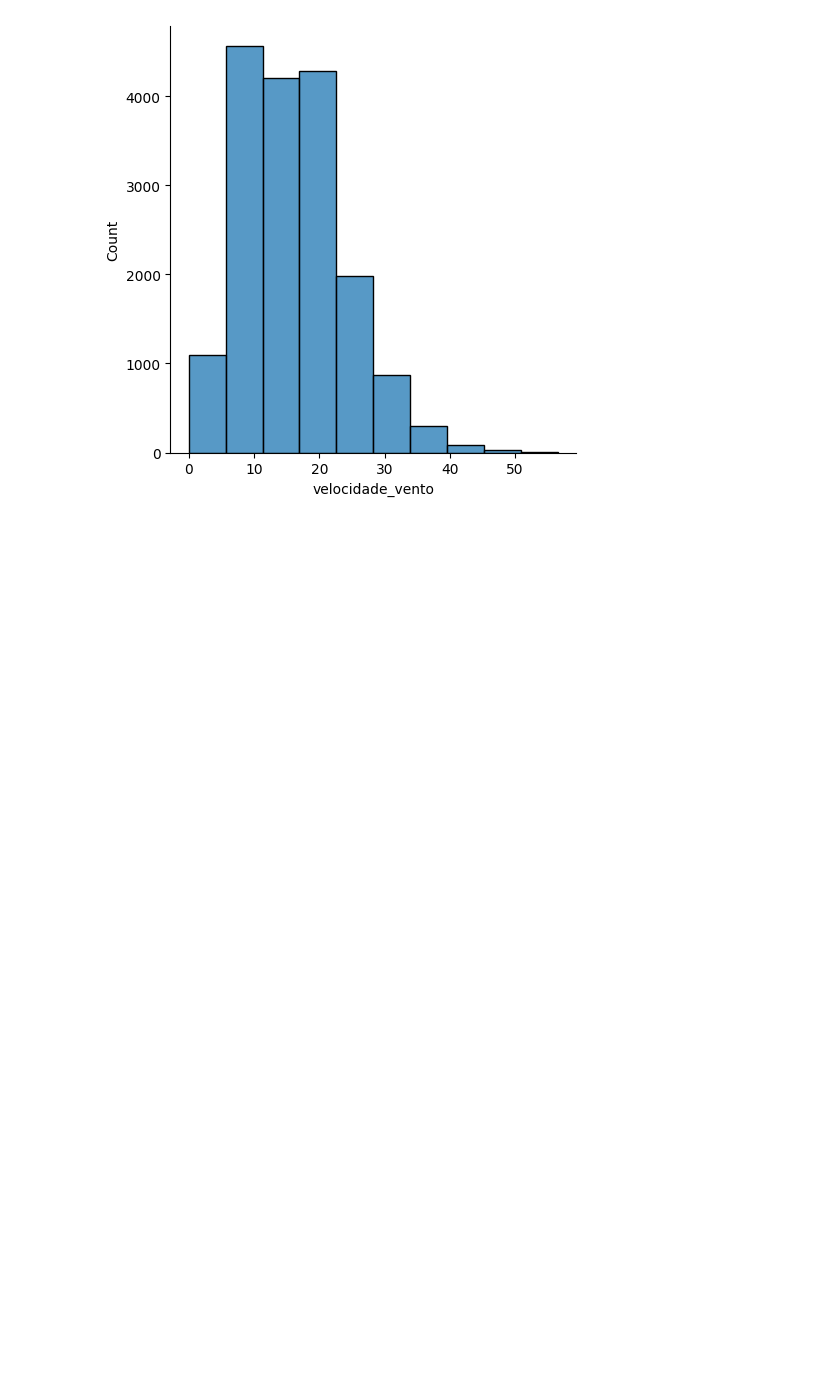
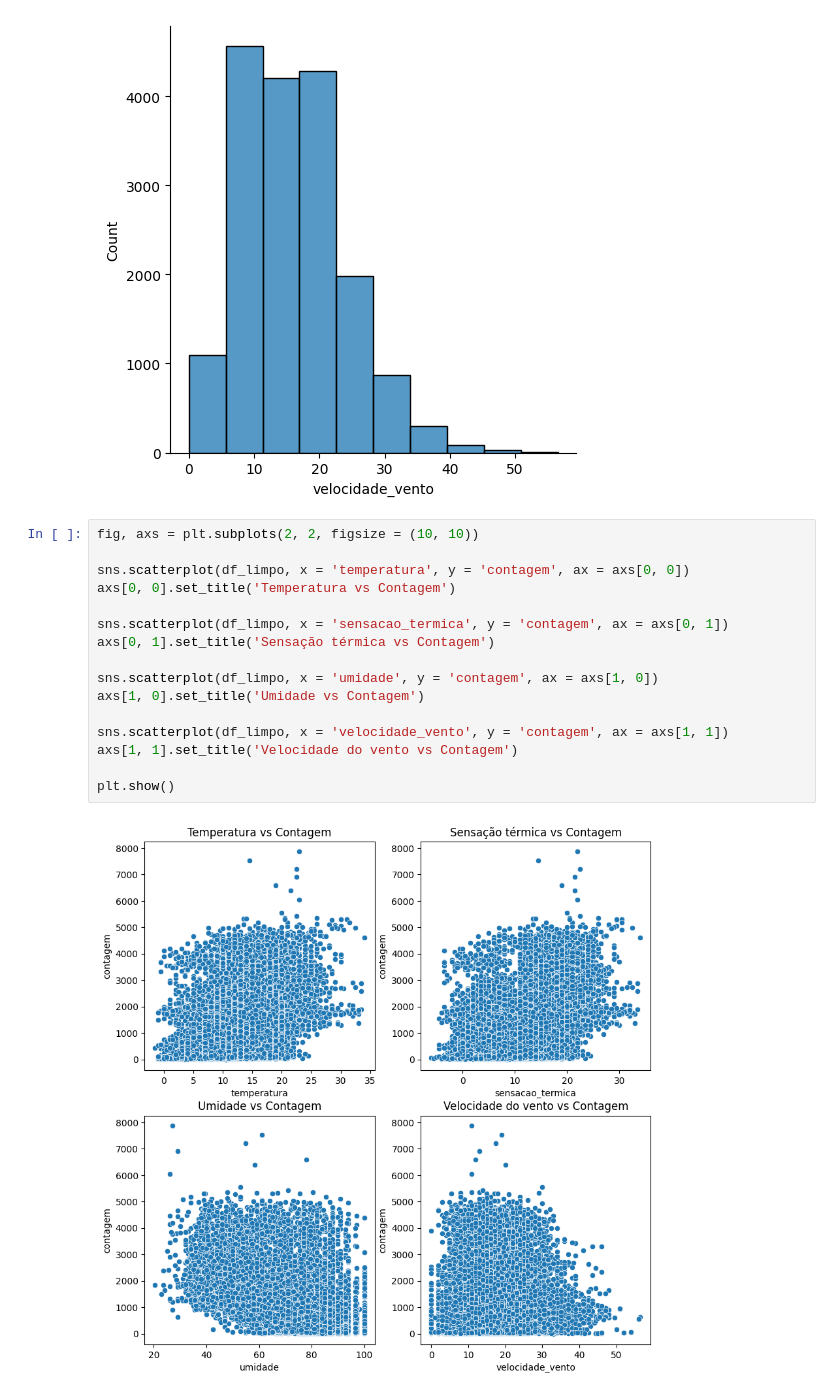
Before and after one commit to marcos-datadev/Series-temporais, a Jupyter notebook: main.ipynb, the cells around one changed output. Cells and saved outputs as stored; diff of their text form; blank space fills up the shorter version.

```diff
--- a/main.ipynb
+++ b/main.ipynb
@@ -132,3 +140,21 @@ sns.displot(df_limpo, x = 'velocidade_vento', bins = 10)
 plt.show()
 # %% [output]
 [figure]
+# %%
+fig, axs = plt.subplots(2, 2, figsize = (10, 10))
+
+sns.scatterplot(df_limpo, x = 'temperatura', y = 'contagem', ax = axs[0, 0])
+axs[0, 0].set_title('Temperatura vs Contagem')
+
+sns.scatterplot(df_limpo, x = 'sensacao_termica', y = 'contagem', ax = axs[0, 1])
+axs[0, 1].set_title('Sensação térmica vs Contagem')
+
+sns.scatterplot(df_limpo, x = 'umidade', y = 'contagem', ax = axs[1, 0])
+axs[1, 0].set_title('Umidade vs Contagem')
+
+sns.scatterplot(df_limpo, x = 'velocidade_vento', y = 'contagem', ax = axs[1, 1])
+axs[1, 1].set_title('Velocidade do vento vs Contagem')
+
+plt.show()
+# %% [output]
+[figure, added]
```
Also changed, not shown: parts of 47 cells of this notebook.
